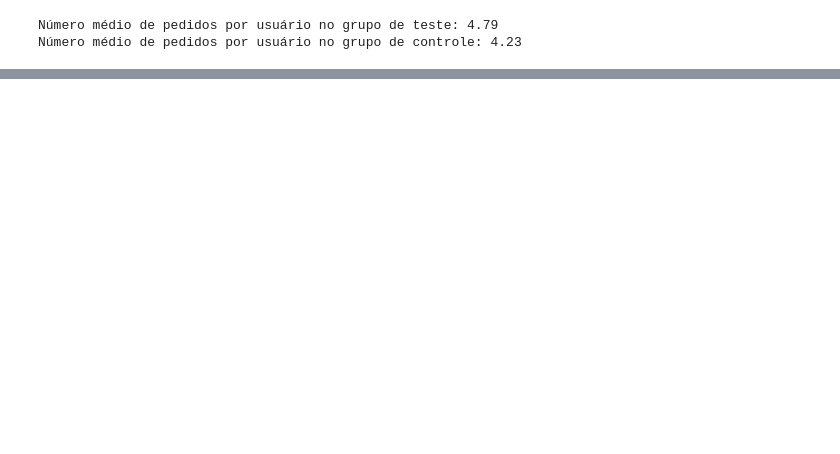
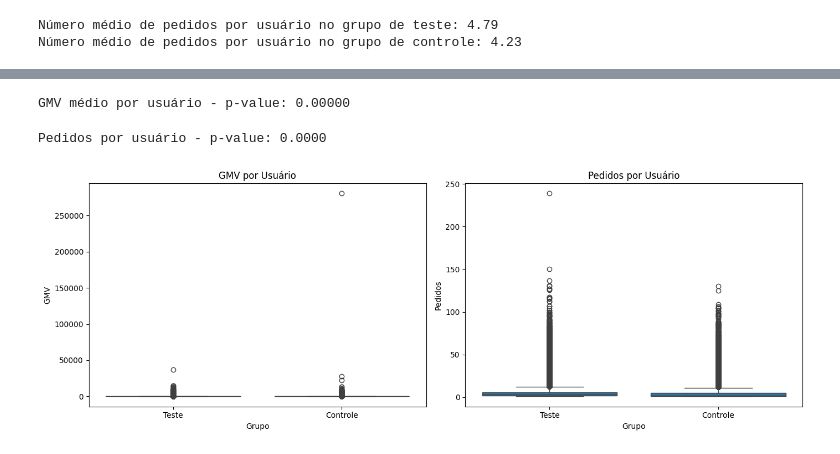
Before and after one commit to italostatonato/case_tec_data, a Jupyter notebook: etl_v1.ipynb, the cells around one changed output, grey strips where cells are left out. Drawn from its saved outputs; the diff is of its cells as text; code cells hidden in the pictures; blank space fills up the shorter version.

```diff
--- a/etl_v1.ipynb
+++ b/etl_v1.ipynb
@@ -243,0 +309,47 @@ Número médio de pedidos por usuário no grupo de controle: 4.23
+# %%
+# GMV total por usuário
+gmv_teste_por_user = grupo_teste.groupby('customer_id')['order_total_amount'].sum()
+gmv_controle_por_user = grupo_controle.groupby('customer_id')['order_total_amount'].sum()
+
+# T-teste
+t_stat, p_value_gmv = stats.ttest_ind(gmv_teste_por_user, gmv_controle_por_user)
+
+print(f"GMV médio por usuário - p-value: {p_value_gmv:.5f}")
+# %% [output]
+GMV médio por usuário - p-value: 0.00000
+# %%
+# Pedidos por usuário
+
+pedidos_teste = grupo_teste.groupby('customer_id').size()
+pedidos_controle = grupo_controle.groupby('customer_id').size()
+
+t_stat, p_value_pedidos = stats.ttest_ind(pedidos_teste, pedidos_controle, equal_var=False)
+
+print(f"Pedidos por usuário - p-value: {p_value_pedidos:.4f}")
+# %% [output]
+Pedidos por usuário - p-value: 0.0000
+# %%
+# Prepara DataFrame para visualização
+df_viz = pd.DataFrame({
+    'GMV': pd.concat([gmv_teste_por_user, gmv_controle_por_user]),
+    'Pedidos': pd.concat([pedidos_teste, pedidos_controle]),
+    'Grupo': ['Teste'] * len(gmv_teste_por_user) + ['Controle'] * len(gmv_controle_por_user)
+})
+
+# Gráficos
+plt.figure(figsize=(14, 5))
+
+# Boxplot GMV
+plt.subplot(1, 2, 1)
+sns.boxplot(data=df_viz, x='Grupo', y='GMV')
+plt.title('GMV por Usuário')
+
+# Boxplot Pedidos
+plt.subplot(1, 2, 2)
+sns.boxplot(data=df_viz, x='Grupo', y='Pedidos')
+plt.title('Pedidos por Usuário')
+
+plt.tight_layout()
+plt.show()
+# %% [output]
+[figure, added]
```
Also changed, not shown: parts of 22 cells of this notebook.
